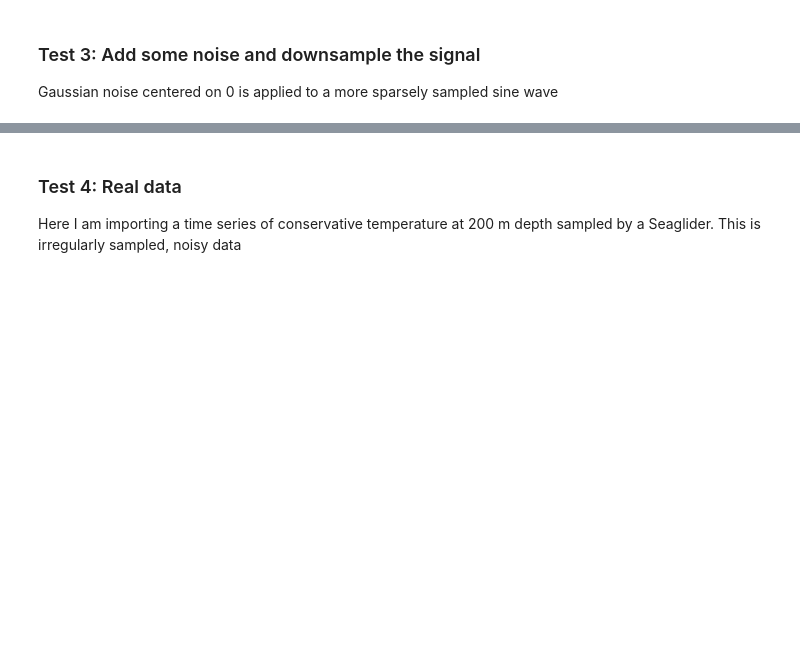
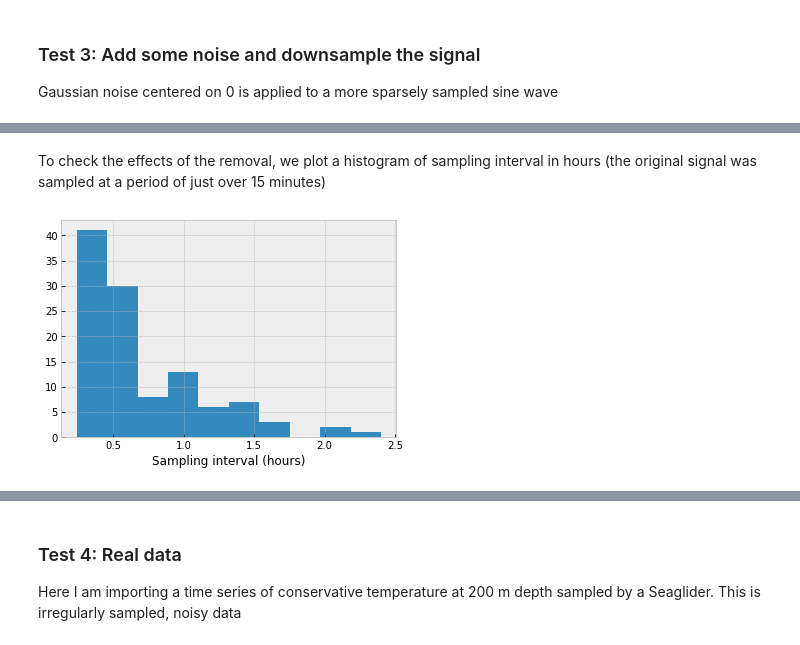
Before and after one commit to callumrollo/quick_tidal_analysis, a Jupyter notebook: Explore.ipynb, the cells around one changed output, grey strips where cells are left out. Saved outputs shown, nothing was run; the diff lists cells and outputs as text; code cells hidden in the pictures; blank space fills up the shorter version.

```diff
--- a/Explore.ipynb
+++ b/Explore.ipynb
@@ -101,0 +116,7 @@ White noise is left,  the amplitude estimate is not as accurate with an undersam
+# %% [markdown]
+To check the effects of the removal, we plot a histogram of sampling interval in hours (the original signal was sampled at a period of just over 15 minutes)
+# %%
+plt.hist(24*(t[1:] - t[:-1]))
+plt.xlabel('Sampling interval (hours)');
+# %% [output]
+[figure, added]
```
Also changed, not shown: parts of 15 cells of this notebook.
